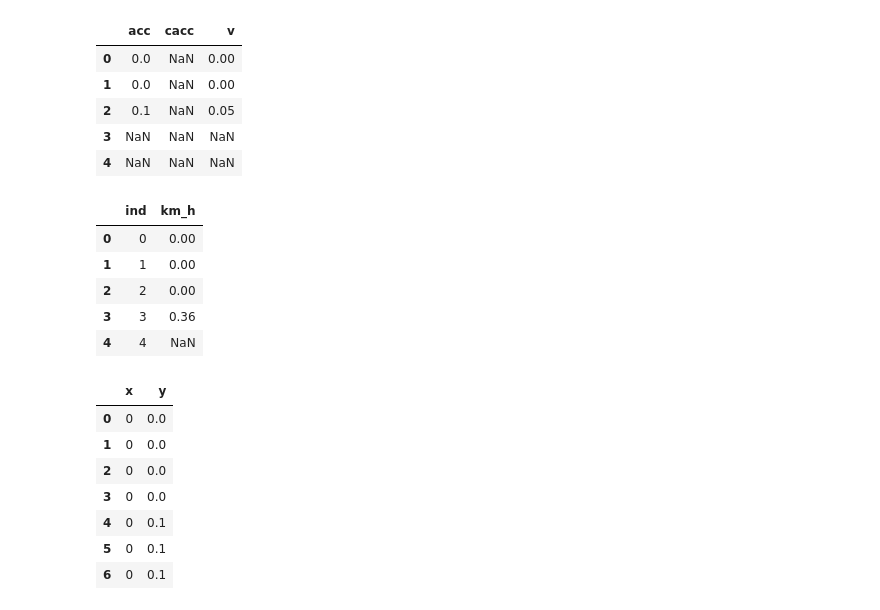
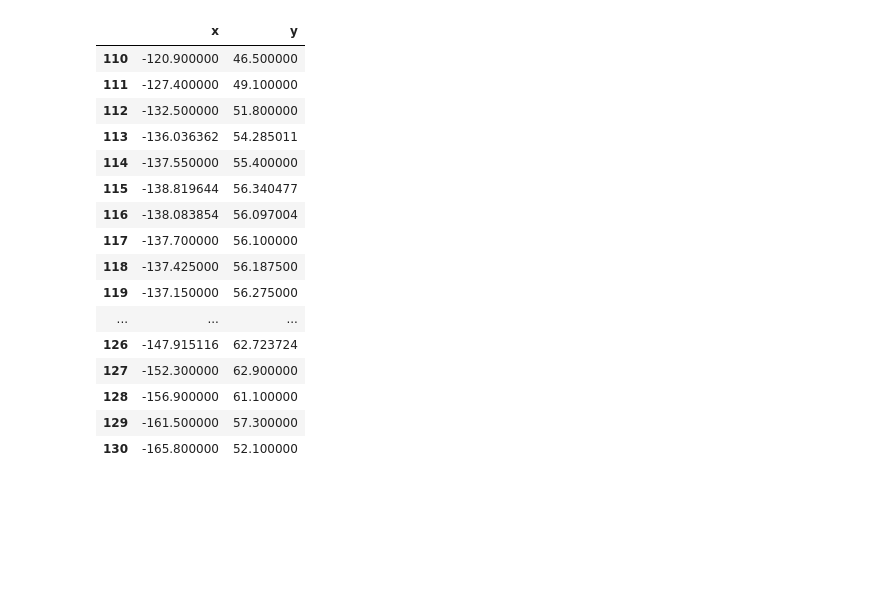
Before and after one commit to bilykigor/qimb, a Jupyter notebook: Kaggle.ipynb, the cells around one changed output. Saved outputs shown, nothing was run; the diff lists cells and outputs as text; code cells hidden in the pictures; blank space fills up the shorter version.

```diff
--- a/Kaggle.ipynb
+++ b/Kaggle.ipynb
@@ -232,7 +188,7 @@ class Trip:
 # %%
 trips = []
 
-driverID = 20
+driverID = 1
 driverDir = '../Kaggle/drivers/'+str(driverID)
 tripFiles = os.listdir(driverDir)
 
@@ -240,34 +196,29 @@ for index, tripFile in enumerate(tripFiles):
     df = pd.read_csv(driverDir+'/' + tripFile)
     trips.append(Trip(1,driverDir+'/' + tripFile,df))
 
-    if index>0:
+    if index>2:
         break
-# %%
-trips[1].acceleration.head()
-# %% [output]
-|  | acc | cacc | v |
-| 0 | 0.0 | NaN | 0.00 |
-| 1 | 0.0 | NaN | 0.00 |
-| 2 | 0.1 | NaN | 0.05 |
-| 3 | NaN | NaN | NaN |
-| 4 | NaN | NaN | NaN |
-# %%
-trips[1].speed.head()
-# %% [output]
-|  | ind | km_h |
-| 0 | 0 | 0.00 |
-| 1 | 1 | 0.00 |
-| 2 | 2 | 0.00 |
-| 3 | 3 | 0.36 |
-| 4 | 4 | NaN |
+# %%
+tripInd = 1
+start = 110
+end = 150#trips[tripInd].n
 # %%
-trips[1].coordinates.ix[:6,:]
+trips[tripInd].coordinates.ix[start:end,:]
 # %% [output]
 |  | x | y |
-| 0 | 0 | 0.0 |
-| 1 | 0 | 0.0 |
-| 2 | 0 | 0.0 |
-| 3 | 0 | 0.0 |
-| 4 | 0 | 0.1 |
-| 5 | 0 | 0.1 |
-| 6 | 0 | 0.1 |
+| 110 | -120.900000 | 46.500000 |
+| 111 | -127.400000 | 49.100000 |
+| 112 | -132.500000 | 51.800000 |
+| 113 | -136.036362 | 54.285011 |
+| 114 | -137.550000 | 55.400000 |
+| 115 | -138.819644 | 56.340477 |
+| 116 | -138.083854 | 56.097004 |
+| 117 | -137.700000 | 56.100000 |
+| 118 | -137.425000 | 56.187500 |
+| 119 | -137.150000 | 56.275000 |
+| ... | ... | ... |
+| 126 | -147.915116 | 62.723724 |
+| 127 | -152.300000 | 62.900000 |
+| 128 | -156.900000 | 61.100000 |
+| 129 | -161.500000 | 57.300000 |
+| 130 | -165.800000 | 52.100000 |
```
Also changed, not shown: parts of 12 cells of this notebook, 1 other file.
